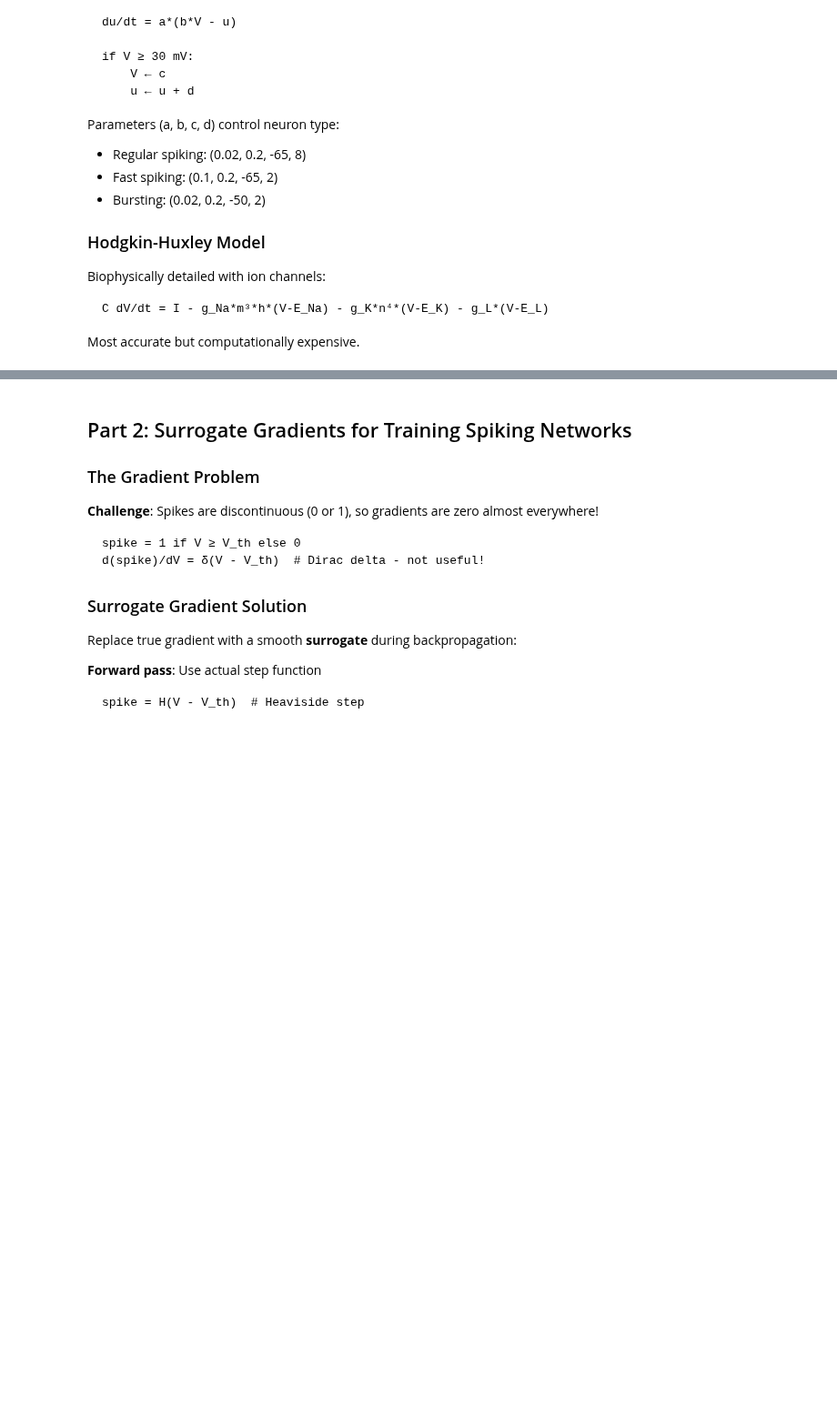
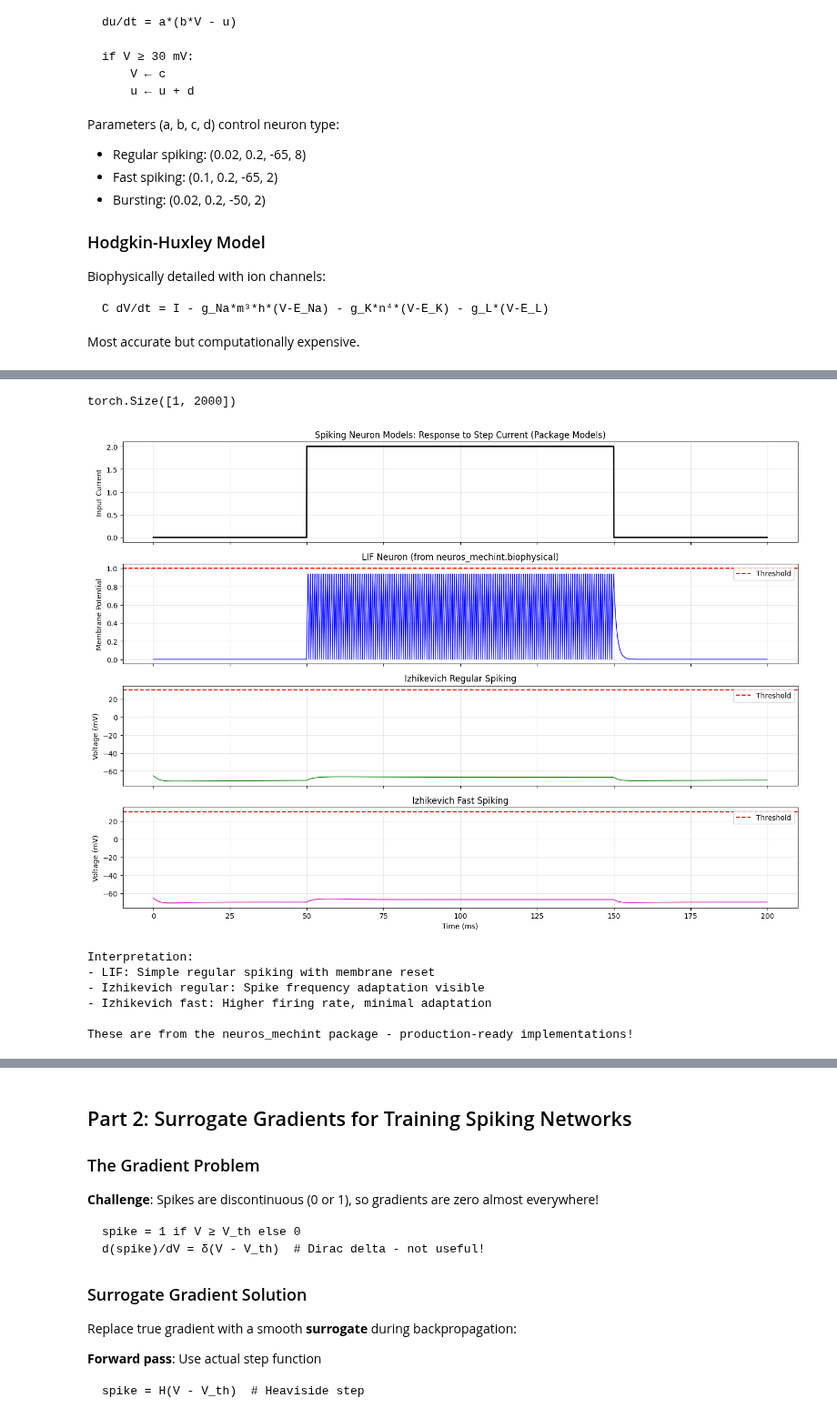
Before and after one commit to sidhulyalkar/neurOS-v1, a Jupyter notebook: packages/neuros-mechint/examples/08_biophysical_modeling.ipynb, the cells around one changed output, grey strips where cells are left out. Shown at 91% size. Saved outputs shown, nothing was run; the diff lists cells and outputs as text; code cells hidden in the pictures; blank space fills up the shorter version.

Commit message:
update(examples): fix tensor loading issue, update API and make plotting prettier

```diff
--- a/packages/neuros-mechint/examples/08_biophysical_modeling.ipynb
+++ b/packages/neuros-mechint/examples/08_biophysical_modeling.ipynb
@@ -197,14 +244,16 @@ print(f"\nNote: Izhikevich neurons return 3 values (spikes, voltage, recovery)")
 # %%
-print(input_current.shape)
+print(lif_mem.shape)
+# %% [output]
+torch.Size([1, 2000])
 # %%
 # Visualize neuron responses from package models
 fig, axes = plt.subplots(4, 1, figsize=(14, 10), sharex=True)
 
 # Extract membrane potentials (remove batch dimension) - ensure CPU for numpy conversion
-v_lif = lif_mem[0, :, 0].detach().cpu().numpy()
-v_izh_reg = izh_reg_mem[0, :, 0].detach().cpu().numpy()
-v_izh_fast = izh_fast_mem[0, :, 0].detach().cpu().numpy()
-input_curr = input_current[0, :, 0].cpu().numpy()
+v_lif = lif_mem[0, :].detach().cpu().numpy()
+v_izh_reg = izh_reg_mem[0, :].detach().cpu().numpy()
+v_izh_fast = izh_fast_mem[0, :].detach().cpu().numpy()
+input_curr = input_current[0, :].cpu().numpy()
 
 # Plot 1: Input current
 ax = axes[0]
@@ -222,30 +271,38 @@ ax.set_title('LIF Neuron (from neuros_mechint.biophysical)')
 ax.legend(loc='upper right')
 ax.grid(True, alpha=0.3)
 
 # Plot 3: Izhikevich (regular spiking)
 ax = axes[2]
 ax.plot(time, v_izh_reg, 'g-', linewidth=1)
 ax.axhline(y=30, color='red', linestyle='--', label='Threshold')
 ax.set_ylabel('Voltage (mV)')
 ax.set_title('Izhikevich Regular Spiking')
 ax.legend(loc='upper right')
 ax.grid(True, alpha=0.3)
 
 # Plot 4: Izhikevich (fast spiking)
 ax = axes[3]
 ax.plot(time, v_izh_fast, 'm-', linewidth=1)
 ax.axhline(y=30, color='red', linestyle='--', label='Threshold')
 ax.set_xlabel('Time (ms)')
 ax.set_ylabel('Voltage (mV)')
 ax.set_title('Izhikevich Fast Spiking')
 ax.legend(loc='upper right')
 ax.grid(True, alpha=0.3)
 
 plt.tight_layout()
 plt.show()
 
 print("\nInterpretation:")
 print("- LIF: Simple regular spiking with membrane reset")
 print("- Izhikevich regular: Spike frequency adaptation visible")
 print("- Izhikevich fast: Higher firing rate, minimal adaptation")
 print("\nThese are from the neuros_mechint package - production-ready implementations!")
+# %% [output]
+[figure, added]
+Interpretation:
+- LIF: Simple regular spiking with membrane reset
+- Izhikevich regular: Spike frequency adaptation visible
+- Izhikevich fast: Higher firing rate, minimal adaptation
+
+These are from the neuros_mechint package - production-ready implementations!
```
Also changed, not shown: parts of 15 cells of this notebook, 3 other files.
